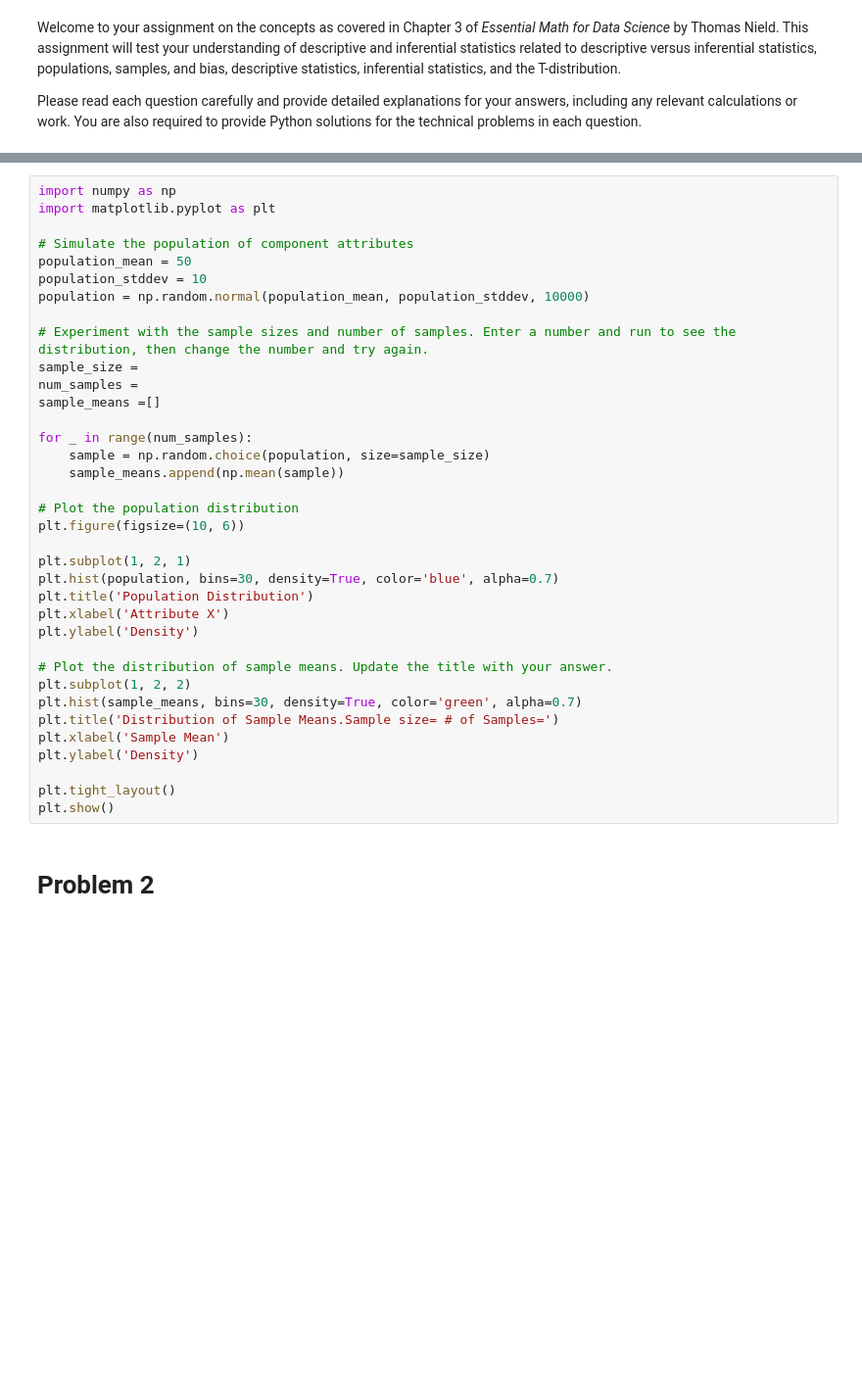
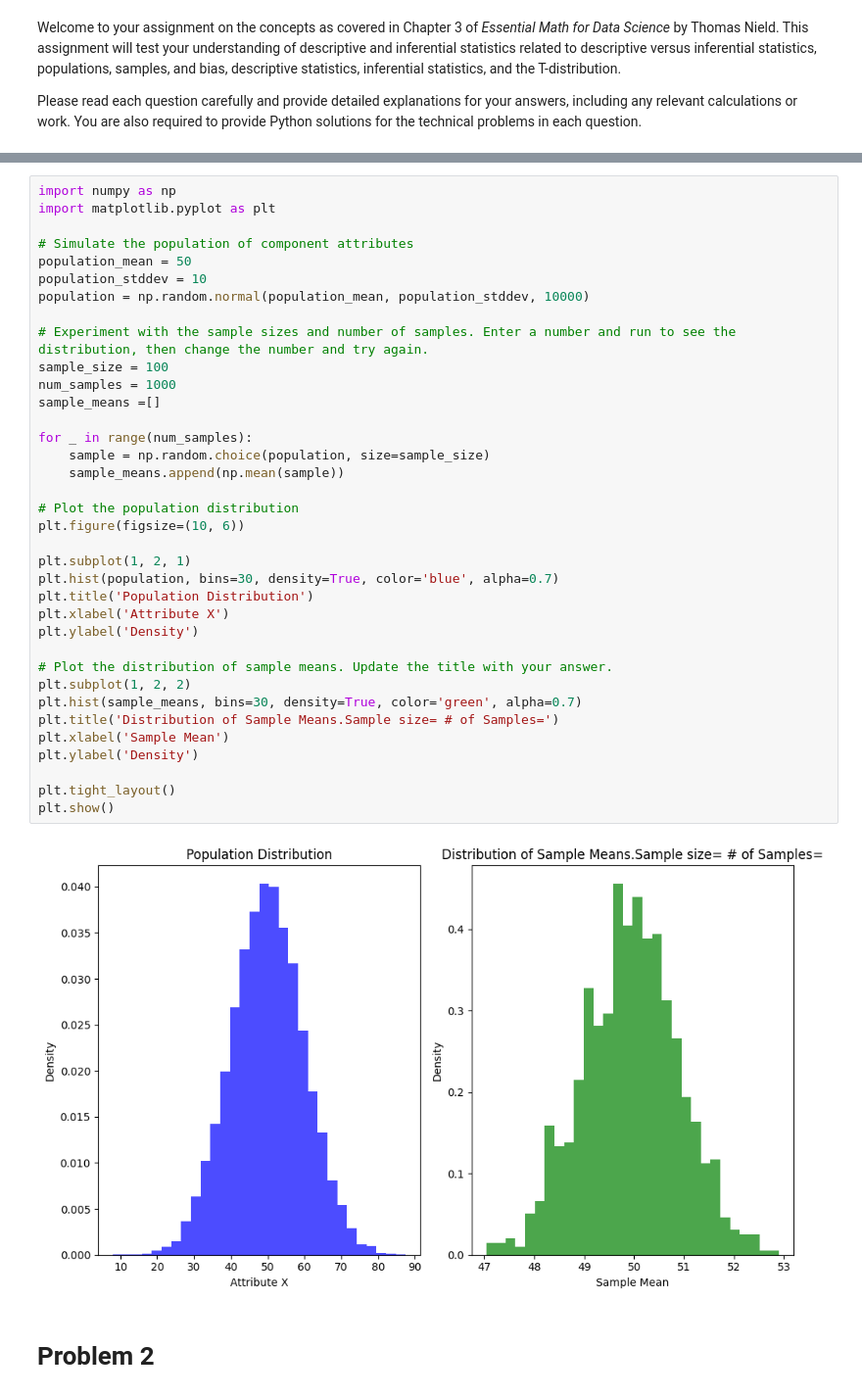
Before and after one commit to Nikolai-N484/Data230_NikolaiN, a Jupyter notebook: Week4/Data_230_Chapter_3_Assignment_Nikolai_Navarro.ipynb, the cells around one changed output, grey strips where cells are left out. Shown at 98% size. Cells and saved outputs as stored; diff of their text form; blank space fills up the shorter version.

```diff
--- a/Week4/Data_230_Chapter_3_Assignment_Nikolai_Navarro.ipynb
+++ b/Week4/Data_230_Chapter_3_Assignment_Nikolai_Navarro.ipynb
@@ -35,35 +35,37 @@ import matplotlib.pyplot as plt
 # Simulate the population of component attributes
 population_mean = 50
 population_stddev = 10
 population = np.random.normal(population_mean, population_stddev, 10000)
 
 # Experiment with the sample sizes and number of samples. Enter a number and run to see the distribution, then change the number and try again.
-sample_size =
-num_samples =
+sample_size = 100
+num_samples = 1000
 sample_means =[]
 
 for _ in range(num_samples):
     sample = np.random.choice(population, size=sample_size)
     sample_means.append(np.mean(sample))
 
 # Plot the population distribution
 plt.figure(figsize=(10, 6))
 
 plt.subplot(1, 2, 1)
 plt.hist(population, bins=30, density=True, color='blue', alpha=0.7)
 plt.title('Population Distribution')
 plt.xlabel('Attribute X')
 plt.ylabel('Density')
 
 # Plot the distribution of sample means. Update the title with your answer.
 plt.subplot(1, 2, 2)
 plt.hist(sample_means, bins=30, density=True, color='green', alpha=0.7)
 plt.title('Distribution of Sample Means.Sample size= # of Samples=')
 plt.xlabel('Sample Mean')
 plt.ylabel('Density')
 
 plt.tight_layout()
 plt.show()
+# %% [output]
+[figure, added]
 # %% [markdown]
 # Problem 2
 # %% [markdown]
```
Also changed, not shown: parts of 5 cells of this notebook.
